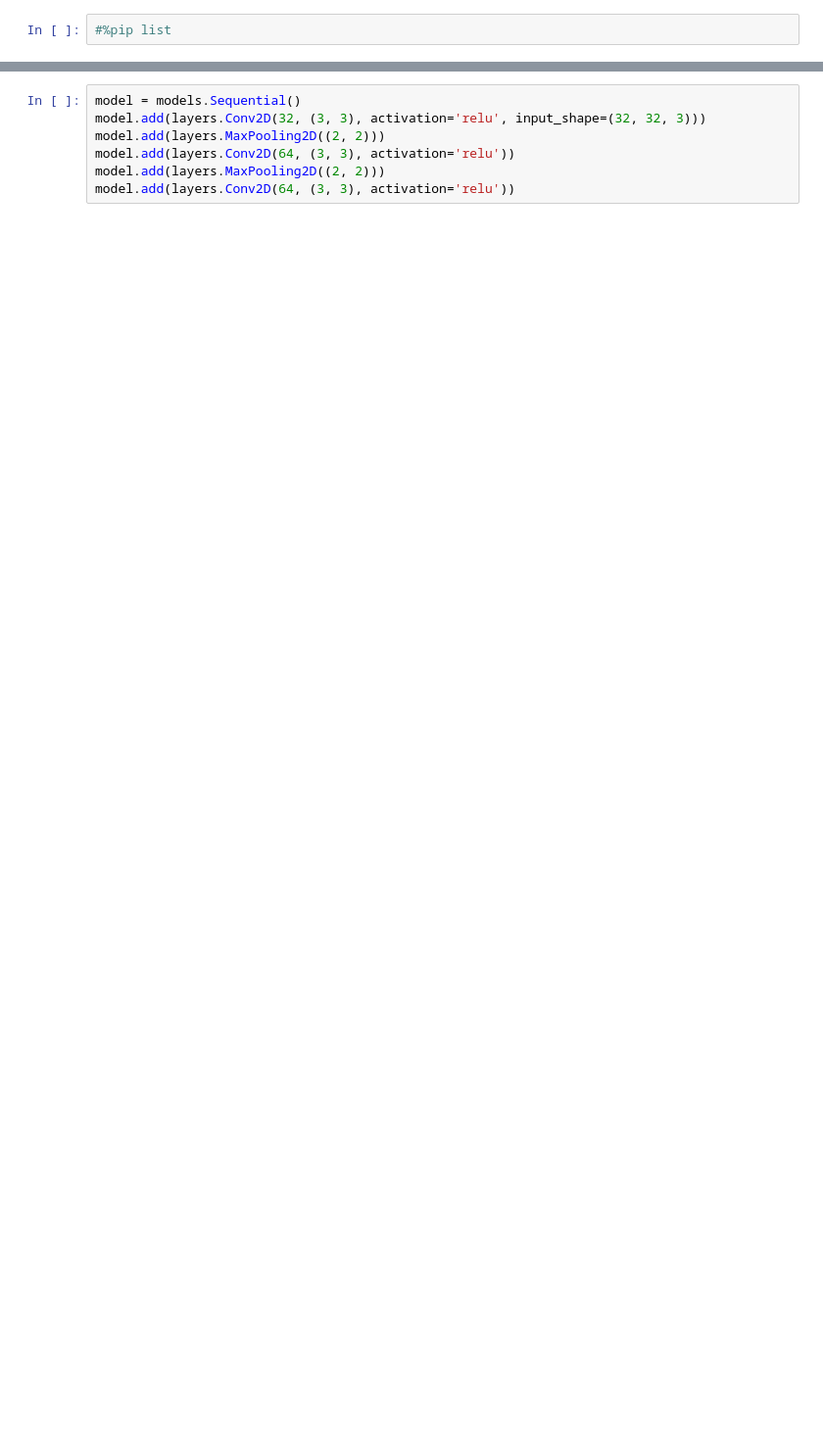
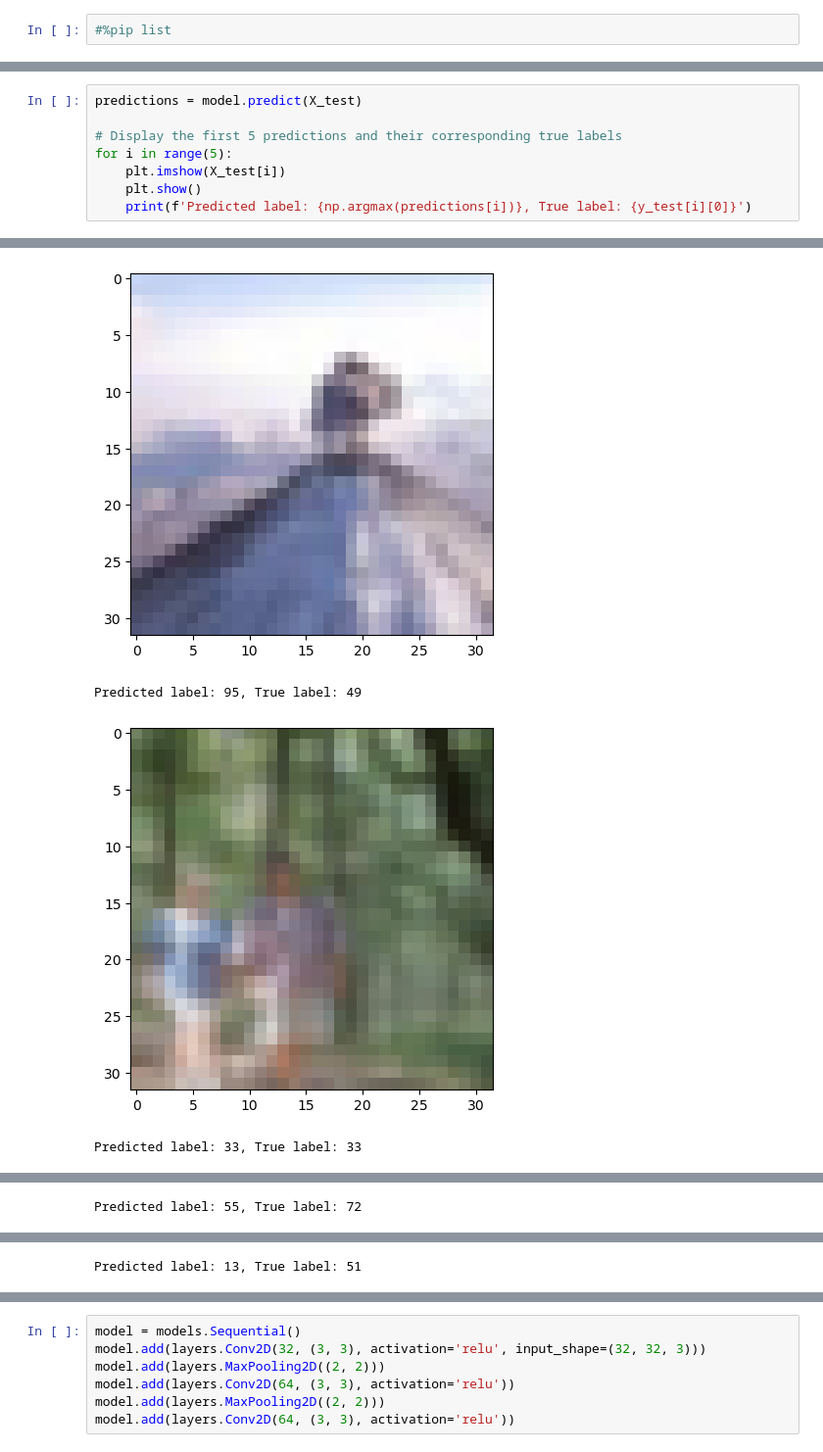
Before and after one commit to senemogluc/tensorflow-cnn_image_classification, a Jupyter notebook: bomba.ipynb, the cells around one changed output, grey strips where cells are left out. Shown at 98% size. Drawn from its saved outputs; the diff is of its cells as text; blank space fills up the shorter version.

```diff
--- a/bomba.ipynb
+++ b/bomba.ipynb
@@ -13,0 +121,9 @@ X_train, X_test = X_train / 255.0, X_test / 255.0
+# %%
+predictions = model.predict(X_test)
+
+# Display the first 5 predictions and their corresponding true labels
+for i in range(5):
+    plt.imshow(X_test[i])
+    plt.show()
+    print(f'Predicted label: {np.argmax(predictions[i])}, True label: {y_test[i][0]}')
+# %% [output]
@@ -13,0 +131,4 @@ X_train, X_test = X_train / 255.0, X_test / 255.0
+[figure, added]
+Predicted label: 95, True label: 49
+[figure, added]
+Predicted label: 33, True label: 33
@@ -13,0 +136 @@ X_train, X_test = X_train / 255.0, X_test / 255.0
+Predicted label: 55, True label: 72
@@ -13,0 +138 @@ X_train, X_test = X_train / 255.0, X_test / 255.0
+Predicted label: 13, True label: 51
```
Also changed, not shown: parts of 21 cells of this notebook.
